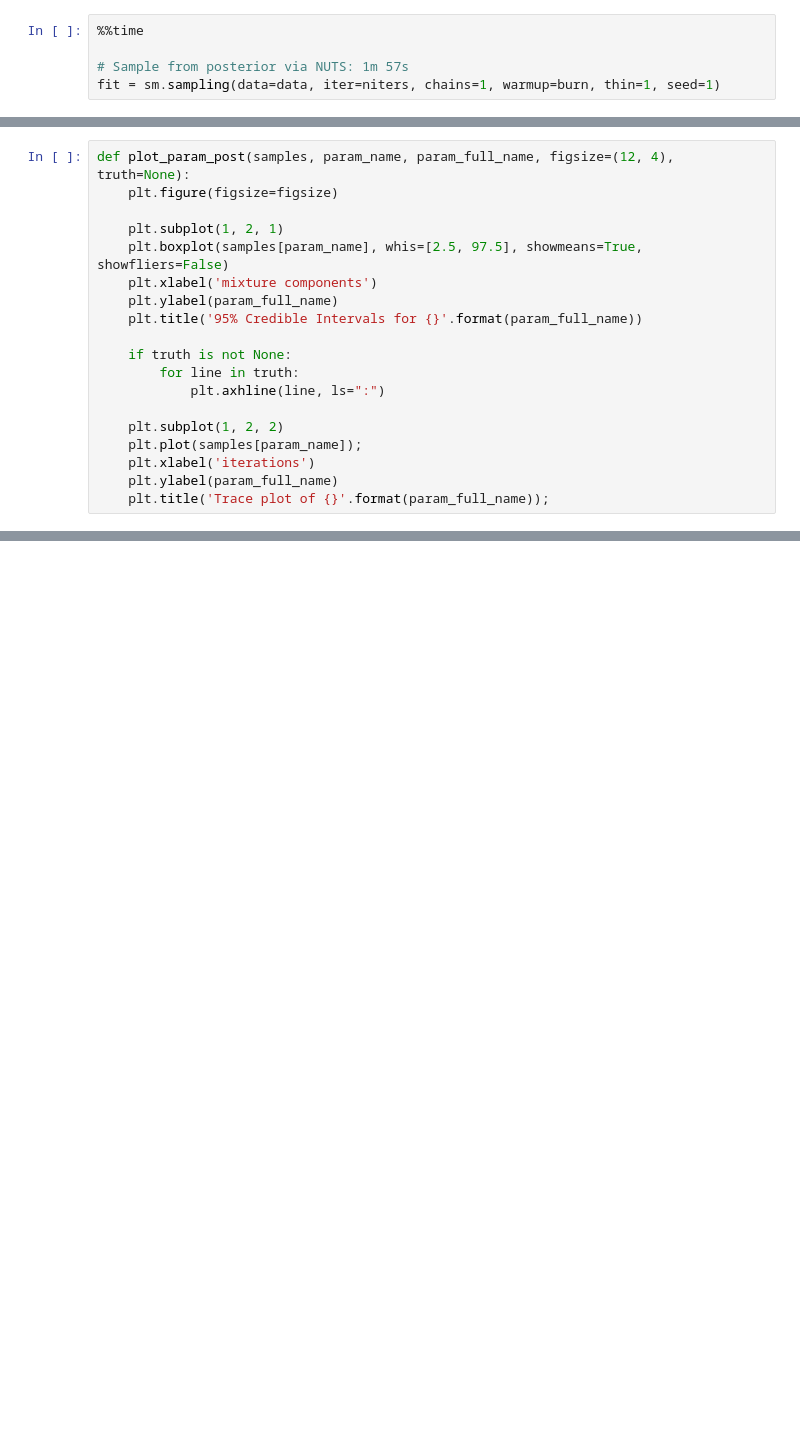
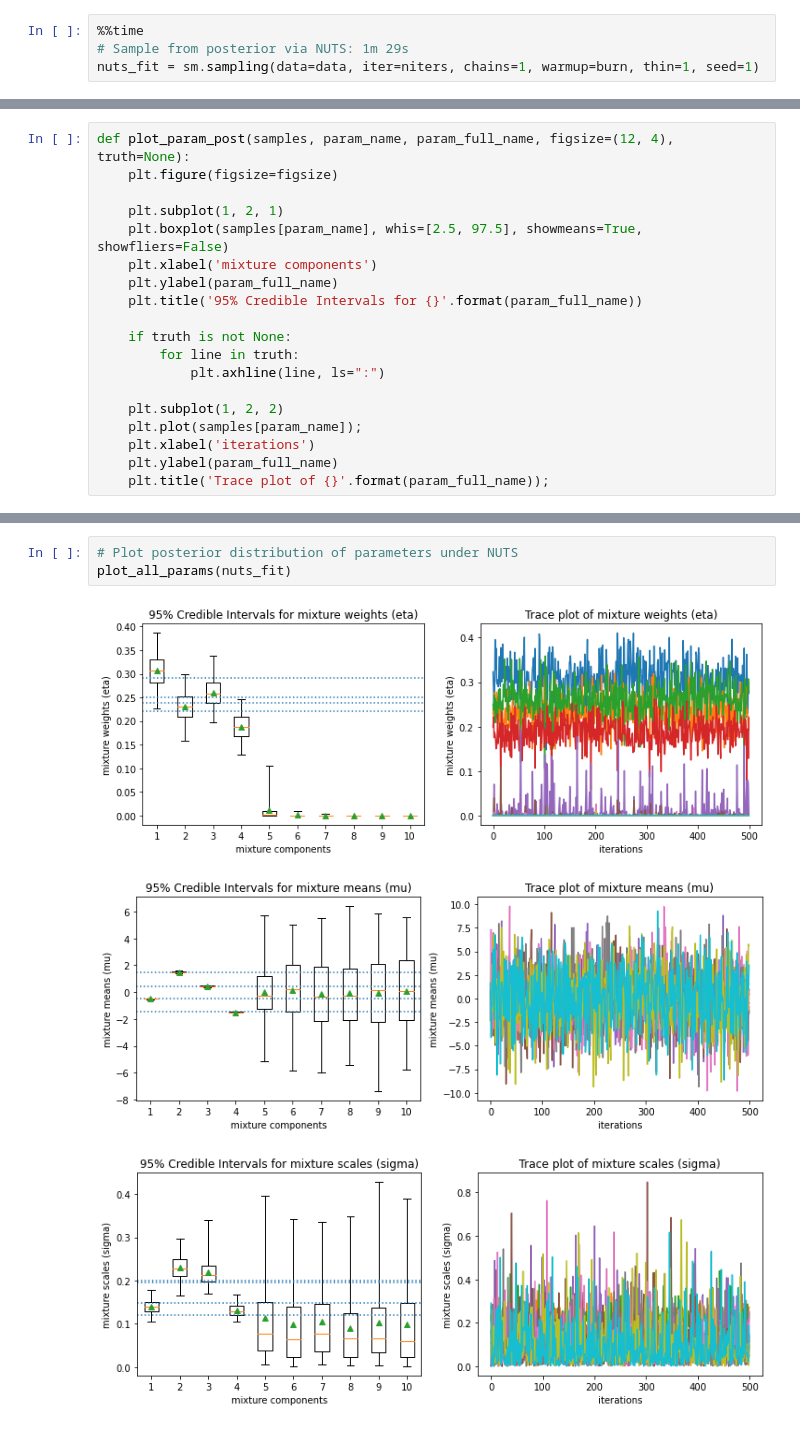
Before and after one commit to luiarthur/TuringBnpBenchmarks, a Jupyter notebook: src/dp-gmm/notebooks/dp_sb_gmm_stan.ipynb, the cells around one changed output, grey strips where cells are left out. Saved outputs shown, nothing was run; the diff lists cells and outputs as text; blank space fills up the shorter version.

```diff
--- a/src/dp-gmm/notebooks/dp_sb_gmm_stan.ipynb
+++ b/src/dp-gmm/notebooks/dp_sb_gmm_stan.ipynb
@@ -219,8 +221,7 @@ Wall time: 52.7 s
 # %%
 %%time
-
-# Sample from posterior via NUTS: 1m 57s
-fit = sm.sampling(data=data, iter=niters, chains=1, warmup=burn, thin=1, seed=1)
+# Sample from posterior via NUTS: 1m 29s
+nuts_fit = sm.sampling(data=data, iter=niters, chains=1, warmup=burn, thin=1, seed=1)
 # %% [output]
 WARNING:pystan:4 of 500 iterations ended with a divergence (0.8 %).
 WARNING:pystan:Try running with adapt_delta larger than 0.8 to remove the divergences.
@@ -275,0 +278,7 @@ plt.title('Posterior distribution of DP mass parameter (alpha)');
+# %%
+# Plot posterior distribution of parameters under NUTS
+plot_all_params(nuts_fit)
+# %% [output]
+[figure, added]
+[figure, added]
+[figure, added]
```
Also changed, not shown: parts of 15 cells of this notebook, 6 other files.
